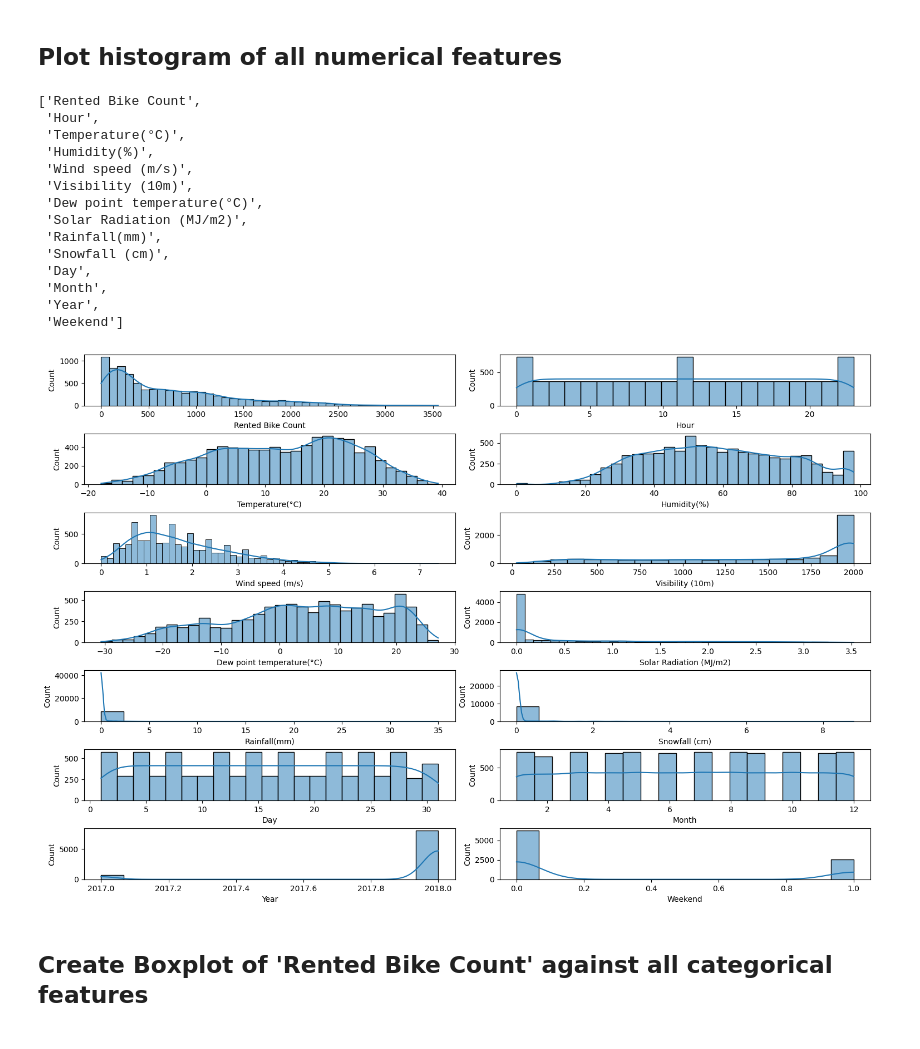
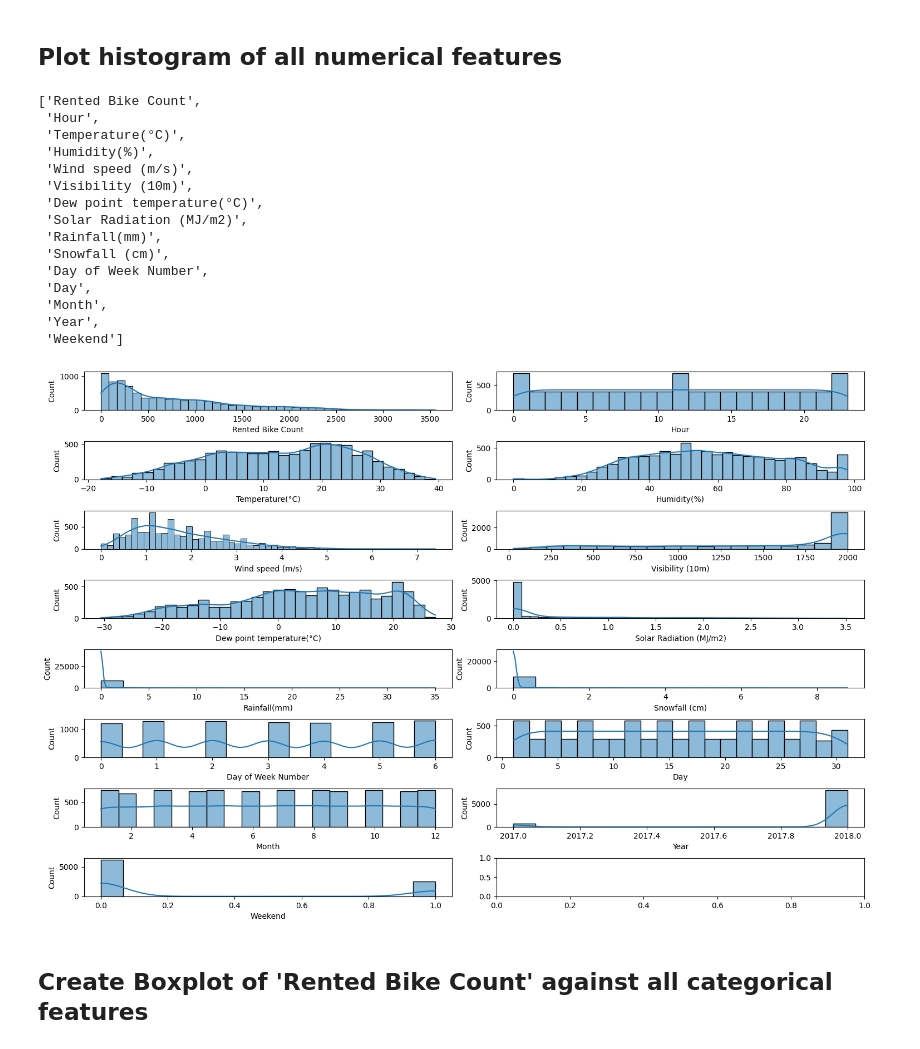
Before and after one commit to kitsbits/aiml, a Jupyter notebook: ml-core/bike-regression.ipynb, the cells around one changed output. Cells and saved outputs as stored; diff of their text form; code cells hidden in the pictures.

```diff
--- a/ml-core/bike-regression.ipynb
+++ b/ml-core/bike-regression.ipynb
@@ -88,3 +88,6 @@ df['Day of Week']
 8758      Friday
 8759      Friday
 Name: Day of Week, Length: 8760, dtype: object
+# %%
+df['Day of Week Number'] = df['Date'].dt.day_of_week
+df['Day of Week Number']
@@ -236,25 +253,26 @@ list(df_corr.columns)
  'Solar Radiation (MJ/m2)',
  'Rainfall(mm)',
  'Snowfall (cm)',
+ 'Day of Week Number',
  'Day',
  'Month',
  'Year',
  'Weekend']
 # %%
-fig, axs = plt.subplots(ncols=2,nrows=7,figsize=(15,10))
+fig, axs = plt.subplots(ncols=2,nrows=8,figsize=(15,10))
 
 axs = axs.flatten()
 index = 0
 for k,v in df[list(df_corr.columns)].items():
     sns.histplot(data = df, x = k, kde= True, ax=axs[index])
     index+=1
 
 plt.tight_layout(pad=0.5)
 
 # axs[0][0].set_title('before outlier treatment')
 # axs[0][1].set_title('after outlier treatment')
 # %% [output]
-[figure, old version]
+[figure, new version]
 # %% [markdown]
 ## Create Boxplot of 'Rented Bike Count' against all categorical features
 # %%
```
Also changed, not shown: parts of 23 cells of this notebook, 2 other files.
